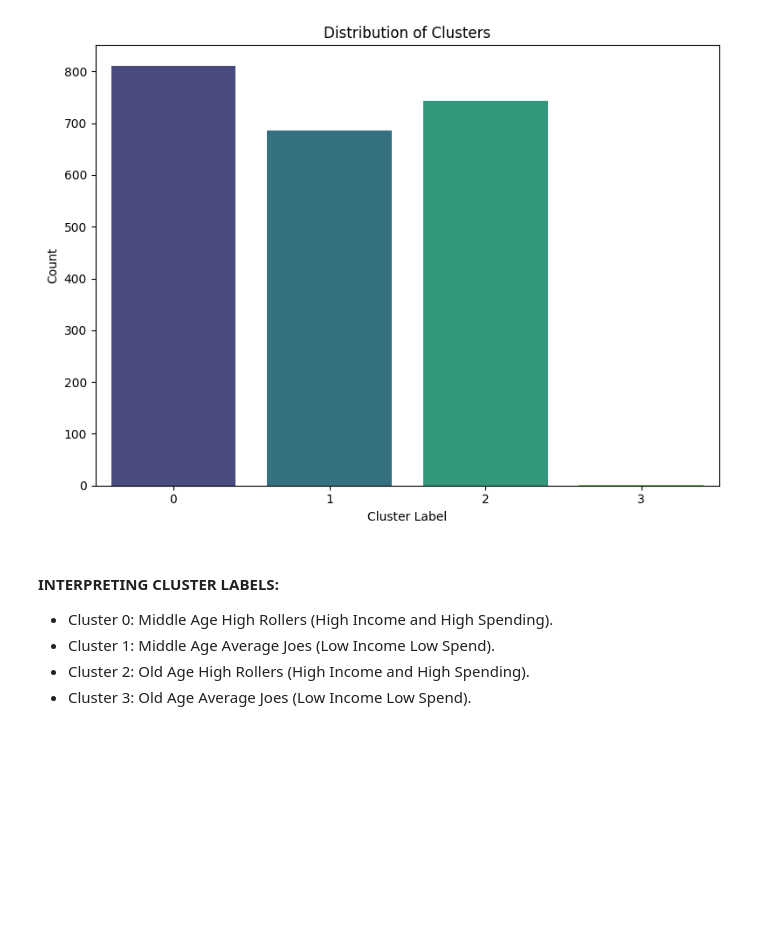
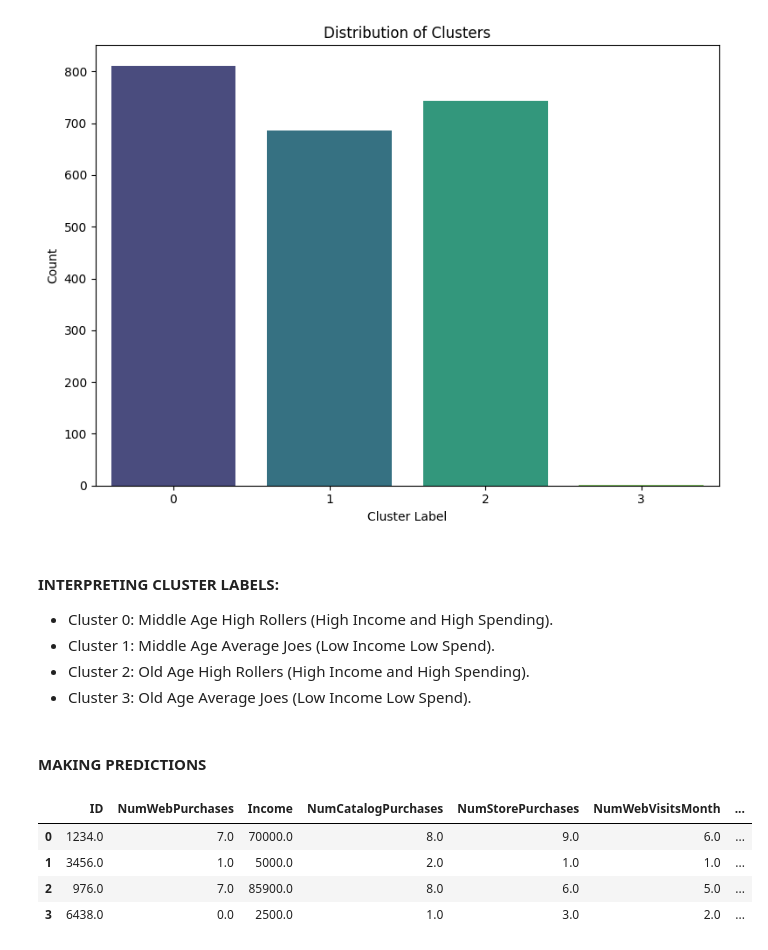
Before and after one commit to IfyAngelo/1of600-DATA-SCIENCE-PROJECTS_customers_segmentation, a Jupyter notebook: notebooks/customer_segmentations.ipynb, the cells around one changed output. Drawn from its saved outputs; the diff is of its cells as text; code cells hidden in the pictures; blank space fills up the shorter version.

```diff
--- a/notebooks/customer_segmentations.ipynb
+++ b/notebooks/customer_segmentations.ipynb
@@ -839,5 +837,5 @@ model.fit(new_data)
 # %% [output]
 KMeans(n_clusters=4, random_state=42)
 # %%
-data = new_data.assign(ClusterLabel= model.labels_)
+df = new_data.assign(ClusterLabel= model.labels_)
 # %%
@@ -868,3 +866,44 @@ Passing `palette` without assigning `hue` is deprecated and will be removed in v
 - Cluster 1: Middle Age Average Joes (Low Income Low Spend).
 - Cluster 2: Old Age High Rollers (High Income and High Spending).
 - Cluster 3: Old Age Average Joes (Low Income Low Spend).
+# %% [markdown]
+#### MAKING PREDICTIONS
+# %%
+# # Extract feature names from the DataFrame
+
+# feature_list = df.columns.tolist()
+# feature_list
+
+# Extract feature names from the DataFrame
+feature_list = df.columns.tolist()
+
+# Prompt user to input the number of rows they want to input
+num_rows = int(input("Enter the number of rows to input: "))
+
+# Initialize a list to store user inputs for each row
+new_data = []
+
+# Loop to collect user input for each row
+for _ in range(num_rows):
+    # Initialize a dictionary to store input values for each row
+    row_data = {}
+
+    # Prompt user to input values for each feature except 'ClusterLabel'
+    for feature in feature_list:
+        if feature != 'ClusterLabel':
+            value = input(f"Enter value for {feature}: ")
+            row_data[feature] = float(value)  # Convert input to float if needed
+
+    # Append the input values for the current row to the list
+    new_data.append(row_data)
+
+# Convert the list of dictionaries to a DataFrame
+new_data_df = pd.DataFrame(new_data)
+# %%
+new_data_df
+# %% [output]
+|  | ID | NumWebPurchases | Income | NumCatalogPurchases | NumStorePurchases | NumWebVisitsMonth | ... |
+| 0 | 1234.0 | 7.0 | 70000.0 | 8.0 | 9.0 | 6.0 | ... |
+| 1 | 3456.0 | 1.0 | 5000.0 | 2.0 | 1.0 | 1.0 | ... |
+| 2 | 976.0 | 7.0 | 85900.0 | 8.0 | 6.0 | 5.0 | ... |
+| 3 | 6438.0 | 0.0 | 2500.0 | 1.0 | 3.0 | 2.0 | ... |
```
Also changed, not shown: parts of 4 cells of this notebook.
